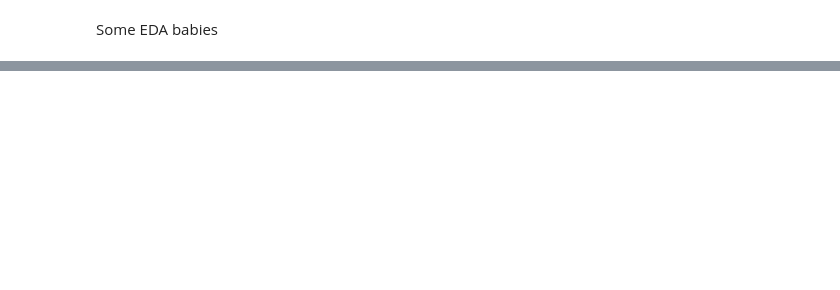
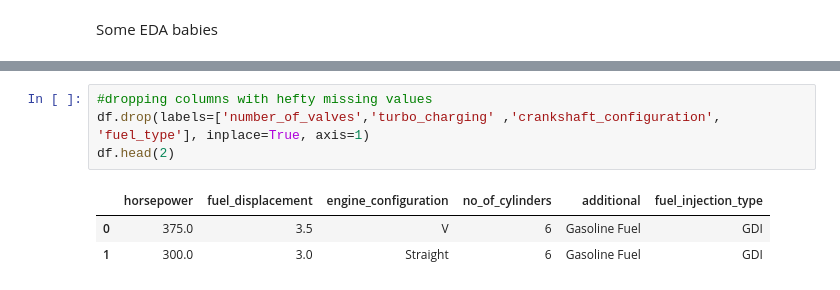
Before and after one commit to i-am-christy/KaggleX-assessment, a Jupyter notebook: kaggleX.ipynb, the cells around one changed output, grey strips where cells are left out. Cells and saved outputs as stored; diff of their text form; blank space fills up the shorter version.

```diff
--- a/kaggleX.ipynb
+++ b/kaggleX.ipynb
@@ -166,0 +313,8 @@ Name: count, Length: 1061, dtype: int64
+# %%
+#dropping columns with hefty missing values
+df.drop(labels=['number_of_valves','turbo_charging' ,'crankshaft_configuration', 'fuel_type'], inplace=True, axis=1)
+df.head(2)
+# %% [output]
+|  | horsepower | fuel_displacement | engine_configuration | no_of_cylinders | additional | fuel_injection_type |
+| 0 | 375.0 | 3.5 | V | 6 | Gasoline Fuel | GDI |
+| 1 | 300.0 | 3.0 | Straight | 6 | Gasoline Fuel | GDI |
```
Also changed, not shown: parts of 22 cells of this notebook, 1 other file.
